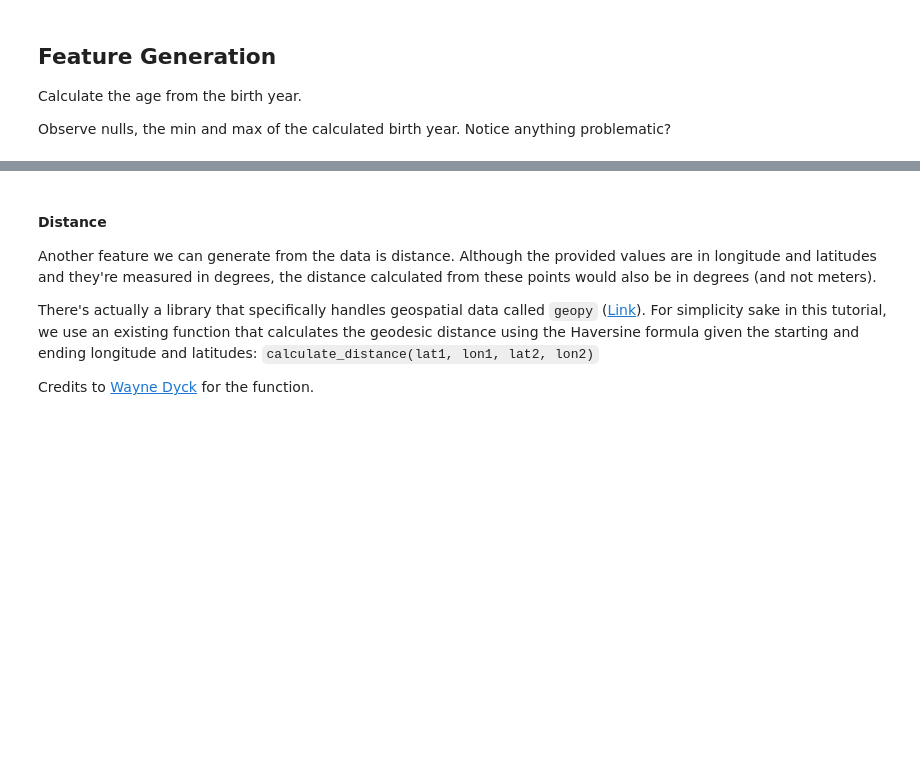
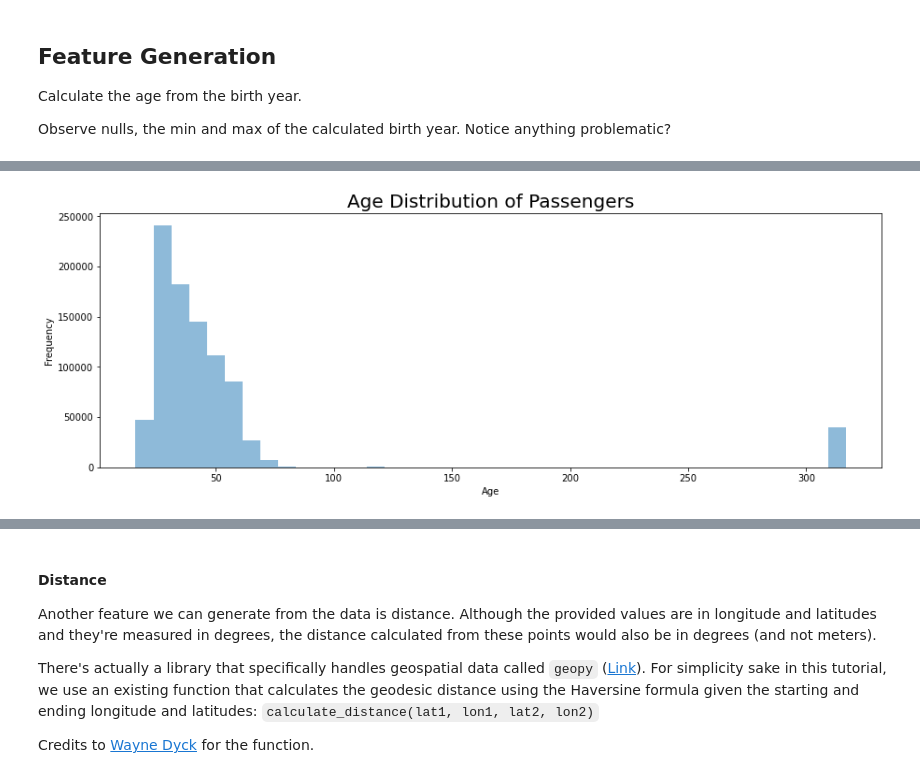
Before and after one commit to francheska-vicente/datapre-notebooks, a Jupyter notebook: 04 - Feature Engineering.ipynb, the cells around one changed output, grey strips where cells are left out. Drawn from its saved outputs; the diff is of its cells as text; code cells hidden in the pictures; blank space fills up the shorter version.

```diff
--- a/04 - Feature Engineering.ipynb
+++ b/04 - Feature Engineering.ipynb
@@ -298,11 +348,19 @@ data['age'].value_counts()
 # %%
 # Plotting the distribution of age
 # Look for outliers
 plt.figure(figsize=(15,5))
 plt.title('Age Distribution of Passengers', fontsize=20)
 plt.xlabel('Age')
 plt.ylabel('Frequency')
-plt.hist(data['age'], alpha = 0.5);
+plt.hist(data['age'], bins = 40, alpha = 0.5);
+
+
+# -> HISTOGRAM -> One quick way to check the distribution of the data.
+# -> We can change the number of bins that it would create since it wouldn't really show the
+# distribution as the data has been skewed.
+# -> By changing the number of bins, we would be able to see the details of the distribution more.
+# %% [output]
+[figure, added]
 # %%
 # What if you want to filter trips
 # Lets say we will only consider trips of clients from 0 - 100
```
Also changed, not shown: parts of 9 cells of this notebook.
